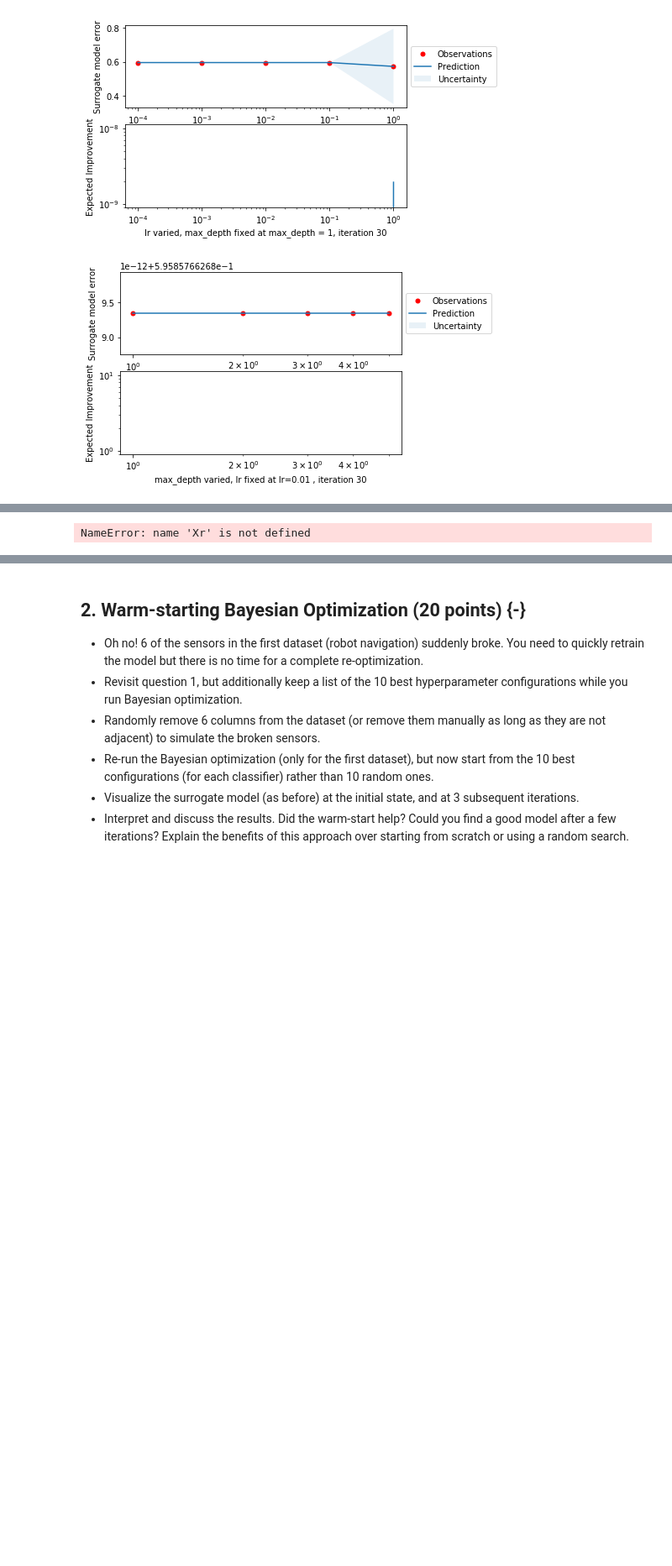
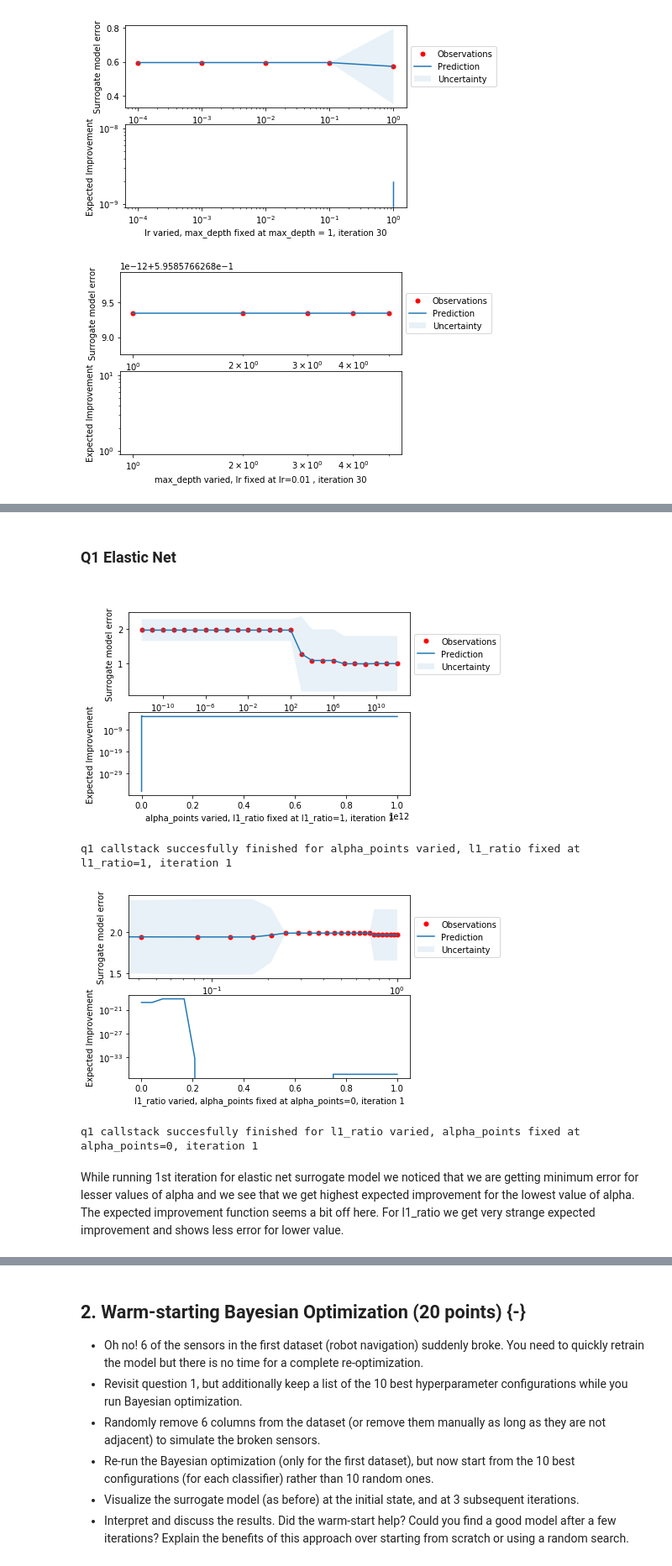
Before and after one commit to Psychotechnopath/Datamining_assignments, a Jupyter notebook: Assignment 2/Submission_NotebookA2.ipynb, the cells around one changed output, grey strips where cells are left out. Shown at 84% size. Drawn from its saved outputs; the diff is of its cells as text; code cells hidden in the pictures; blank space fills up the shorter version.

```diff
--- a/Assignment 2/Submission_NotebookA2.ipynb
+++ b/Assignment 2/Submission_NotebookA2.ipynb
@@ -170,24 +186,10 @@ def surr_acq_plotter(param_x_axis, y_pred_param, sigma_param, ei_score, x_axis_t
 #Are defined.
 def q1_callstack( random_param: np.array, scoring_metric: str,
                  fixed_slice: np.array, param_x_axis:str, x_axis_text: str, classification = True):
-    score = surrogate_model_fitter(random_hyperparams, scoring_metric)      #Fit the surrogate model on random hyperparams, return its score
+    score = surrogate_model_fitter(random_param, scoring_metric)      #Fit the surrogate model on random hyperparams, return its score
     rf_score = calculate_rf_input(score, classification)                    #Calculate the randomforest inputs
     y, sig, rf = random_forest_fitter(rf_score, random_param, fixed_slice)  #Fit the random forest on the random parameters, make it predict for the given slice
     ei_score = calculate_ei(rf, fixed_slice)                                #Calculate the expected improvement on this slice
     surr_acq_plotter(param_x_axis, y, sig, ei_score, x_axis_text)           #Plot the surrogate/acquisition function
     print("q1 callstack succesfully finished for {}".format(x_axis_text))   #Print statement for some feedback
     return ei_score
-
-#Generate results of the first sub-question; We define two slices, one where C varies and gamma is fixed,
-#And one where Gamma is varied and C is fixed. Returns the EI score.
-ei_score_cvaried_gamma_fixed  = q1_callstack(random_hyperparams, 'accuracy', c_points_gamma_fixed, c_points,
-                                             'C varied, Gamma fixed at Gamma=1/24, iteration 1', classification=True)
-ei_score_gamma_varied_c_fixed = q1_callstack(random_hyperparams, 'accuracy', gamma_points_c_fixed, gamma_points,
-                                             'Gamma varied, C fixed at C=1, iteration 1',classification=True)
-
-#Save results to disk, so we don't have to run this again if we need it for later questions.
-with open("ei_score_cvaried_gamma_fixed.pkl", "wb") as f:
-    pickle.dump(ei_score_cvaried_gamma_fixed, f)
-
-with open("ei_score_gamma_varied_c_fixed", "wb") as f:
-    pickle.dump(ei_score_gamma_varied_c_fixed, f)
@@ -297,7 +313,7 @@ This also applies for subsequent questions.
 with open("param_list_four_iterations.pkl", "rb") as f:
     param_list_four_iterations_loaded = pickle.load(f)
 
-def q1_30it_callstack_(scoring_metric: str,
+def q1_30it_callstack(scoring_metric: str,
                      fixed_slice_1: np.array, fixed_slice_2: np.array,
                      param_x_axis_1: np.array, param_x_axis_2: np.array,
                      x_axis_text1: str, x_axis_text2: str,
@@ -457,8 +458,9 @@ def q1_3it_callstack(random_param: np.array,                             #List o
         print("Iteration {} completed".format(i+2))
     return new_param_list
 # %%
-param_list_four_iterations_gbc = q1_3it_callstack(GBC_hyperparams, 'accuracy', learning_rate_max_depth_fixed, max_depth_learning_rate_fixed,
-                                              lr, max_depth, "lr varied, max_depth fixed at max_depth = 1",
+param_list_four_iterations_gbc = q1_3it_callstack(GBC_hyperparams, 'accuracy', learning_rate_max_depth_fixed,
+                                                  max_depth_learning_rate_fixed, lr, max_depth,
+                                                  "lr varied, max_depth fixed at max_depth = 1",
                                               "max_depth varied, lr fixed at lr=0.01 ", classification=True)
 
 with open("param_list_four_iterations_gbc.pkl", "wb") as f:
@@ -512,14 +519,15 @@ Iteration 30 completed
+# %% [markdown]
+<H3> Q1 Elastic Net <H3>
 # %%
-#Define parameters again.
-alpha_points = np.logspace(-12,12, 25)              #Create a range of parameter c, on a logarithmic scale, from 1e-12 to 1e12
+alpha_points = np.logspace(-12,12, 25)          #Create a range of parameter alpha, on a logarithmic scale, from 1e-12 to 1e12
 l1_ratio = np.linspace(0,1, 25)
 
 sample_alpha = np.random.choice(alpha_points, 10, replace=False) #Take a new random sample, this time without replacement as
 sample_l1 = np.random.choice(l1_ratio, 10, replace=False)        #There are enough points to sample uniquely.
 
 elastic_hyperparams = np.array(list(zip(sample_alpha, sample_l1)))  #Zip together learning_rate and max_depth, cast it to the right data structure (np.array)
-alpha_points_l1_ratio_fixed = np.array([(l, 1) for l in sample_alpha])  #Create a np.array where learning_rate varies and max_depth is fixed
-l1_ratio_alpha_points_fixed = np.array([(0, m) for m in sample_l1])     #Create a np.array where max_depth varies and learning_rate is fixed
+alpha_points_l1_ratio_fixed = np.array([(l, 1) for l in alpha_points]) #Create a np.array where learning_rate varies and max_depth is fixed
+l1_ratio_alpha_points_fixed = np.array([(0, m) for m in l1_ratio])     #Create a np.array where max_depth varies and learning_rate is fixed
 
 
 #Re-define surrogate_model_fitter with right model (In this case, Elasticnet)
@@ -539,18 +547,27 @@ def surrogate_model_fitter(random_params, scoring_metric):
 # %%
 #Generate results of the first sub-question; We define two slices, one where alpha_points varies and l1_ratio is fixed,
 #And one where l1_ratio is varied and alpha_points is fixed.
-ei_score_alpha_points_l1_ratio_fixed  = q1_callstack(random_hyperparams, 'neg_mean_squared_error', alpha_points_l1_ratio_fixed, alpha_points,
-                                             'alpha_points varied, l1_ratio fixed at l1_ratio=1, iteration 1', classification=False)
+ei_score_alpha_points_l1_ratio_fixed  = q1_callstack(elastic_hyperparams, 'neg_mean_squared_error',
+                                                     alpha_points_l1_ratio_fixed, alpha_points,
+                                             'alpha_points varied, l1_ratio fixed at l1_ratio=1, iteration 1',
+                                                     classification=False)
 
-ei_score_l1_ratio_alpha_points_fixed = q1_callstack(random_hyperparams, 'neg_mean_squared_error', l1_ratio_alpha_points_fixed, l1_ratio,
-                                             'l1_ratio varied, alpha_points fixed at alpha_points=0, iteration 1',classification=False)
+ei_score_l1_ratio_alpha_points_fixed = q1_callstack(elastic_hyperparams, 'neg_mean_squared_error',
+                                                    l1_ratio_alpha_points_fixed, l1_ratio,
+                                             'l1_ratio varied, alpha_points fixed at alpha_points=0, iteration 1',
+                                                    classification=False)
 
 #Save results to disk, so we don't have to run this again if we need it for later questions.
 with open("ei_score_alpha_points_l1_ratio_fixed.pkl", "wb") as f:
     pickle.dump(ei_score_alpha_points_l1_ratio_fixed, f)
 
 with open("ei_score_l1_ratio_alpha_points_fixed.pkl", "wb") as f:
     pickle.dump(ei_score_l1_ratio_alpha_points_fixed, f)
 # %% [output]
+[figure, added]
-NameError: name 'Xr' is not defined
+q1 callstack succesfully finished for alpha_points varied, l1_ratio fixed at l1_ratio=1, iteration 1
+[figure, added]
+q1 callstack succesfully finished for l1_ratio varied, alpha_points fixed at alpha_points=0, iteration 1
+# %% [markdown]
+While running 1st iteration for elastic net surrogate model we noticed that we are getting minimum error for lesser values of alpha and we see that we get highest expected improvement for the lowest value of alpha. The expected improvement function seems a bit off here. For l1_ratio we get very strange expected improvement and shows less error for lower value.
 # %%
```
Also changed, not shown: parts of 51 cells of this notebook, 3 other files.
